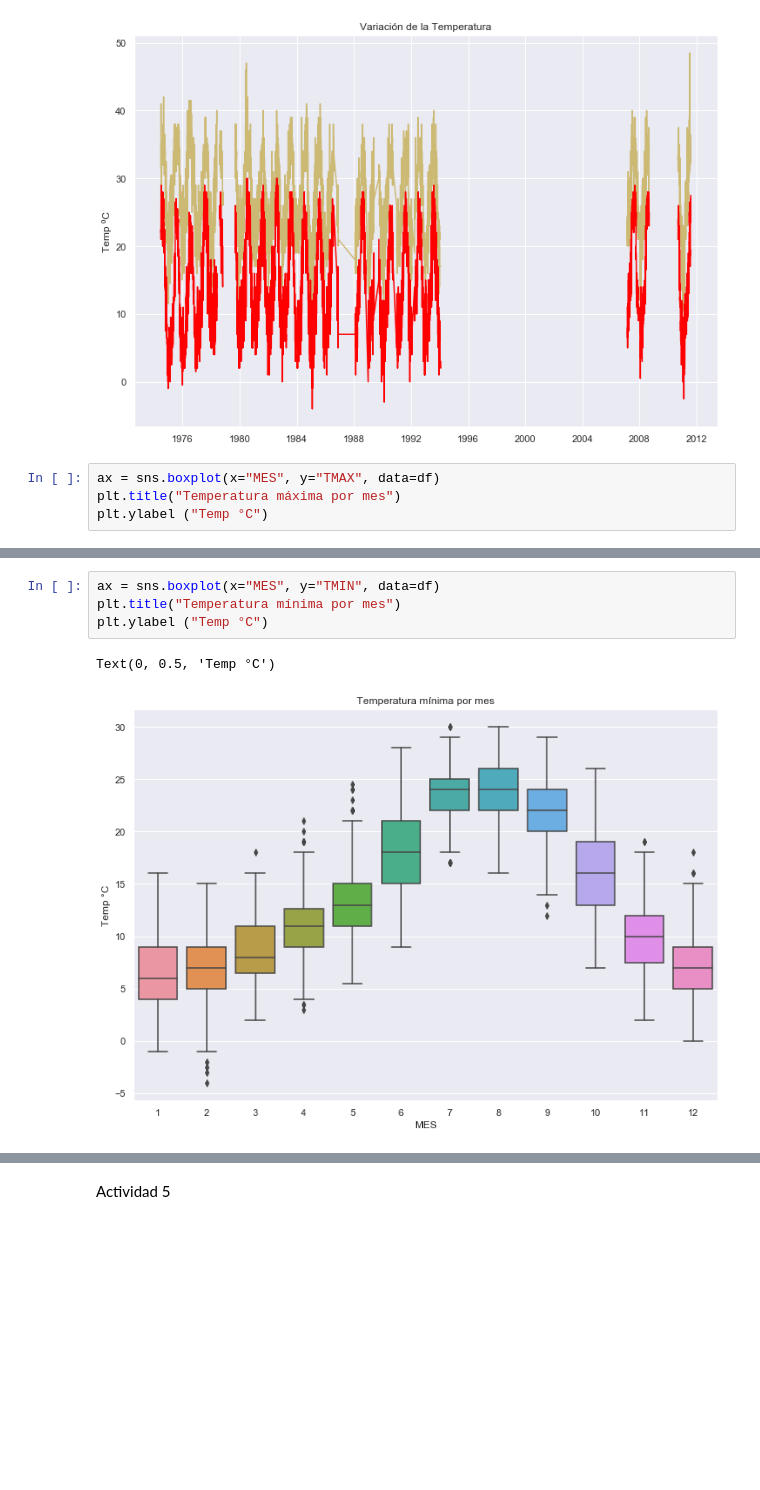
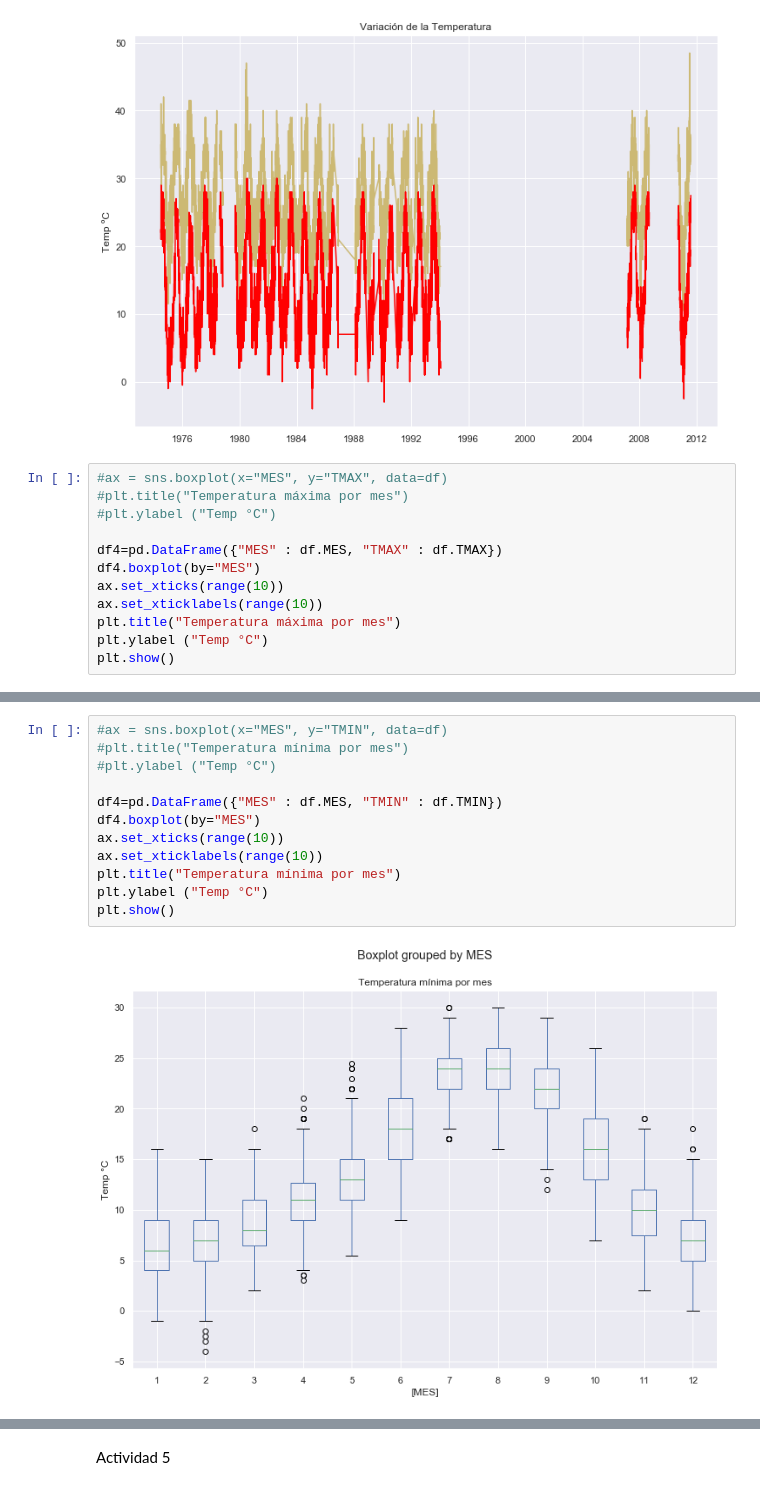
Before and after one commit to FidelNavarro/computacional, a Jupyter notebook: Actividad5/Actividad5.ipynb, the cells around one changed output, grey strips where cells are left out. Saved outputs shown, nothing was run; the diff lists cells and outputs as text; blank space fills up the shorter version.

```diff
--- a/Actividad5/Actividad5.ipynb
+++ b/Actividad5/Actividad5.ipynb
@@ -545,7 +545,15 @@ plt.show()
 # %% [output]
 [figure]
 # %%
-ax = sns.boxplot(x="MES", y="TMAX", data=df)
+#ax = sns.boxplot(x="MES", y="TMAX", data=df)
+#plt.title("Temperatura máxima por mes")
+#plt.ylabel ("Temp °C")
+
+df4=pd.DataFrame({"MES" : df.MES, "TMAX" : df.TMAX})
+df4.boxplot(by="MES")
+ax.set_xticks(range(10))
+ax.set_xticklabels(range(10))
 plt.title("Temperatura máxima por mes")
 plt.ylabel ("Temp °C")
+plt.show()
 # %% [output]
@@ -554,8 +561,15 @@ Text(0, 0.5, 'Temp °C')
 # %%
-ax = sns.boxplot(x="MES", y="TMIN", data=df)
+#ax = sns.boxplot(x="MES", y="TMIN", data=df)
+#plt.title("Temperatura mínima por mes")
+#plt.ylabel ("Temp °C")
+
+df4=pd.DataFrame({"MES" : df.MES, "TMIN" : df.TMIN})
+df4.boxplot(by="MES")
+ax.set_xticks(range(10))
+ax.set_xticklabels(range(10))
 plt.title("Temperatura mínima por mes")
 plt.ylabel ("Temp °C")
+plt.show()
 # %% [output]
-Text(0, 0.5, 'Temp °C')
-[figure, old version]
+[figure, new version]
 # %%
```
Also changed, not shown: parts of 9 cells of this notebook.
